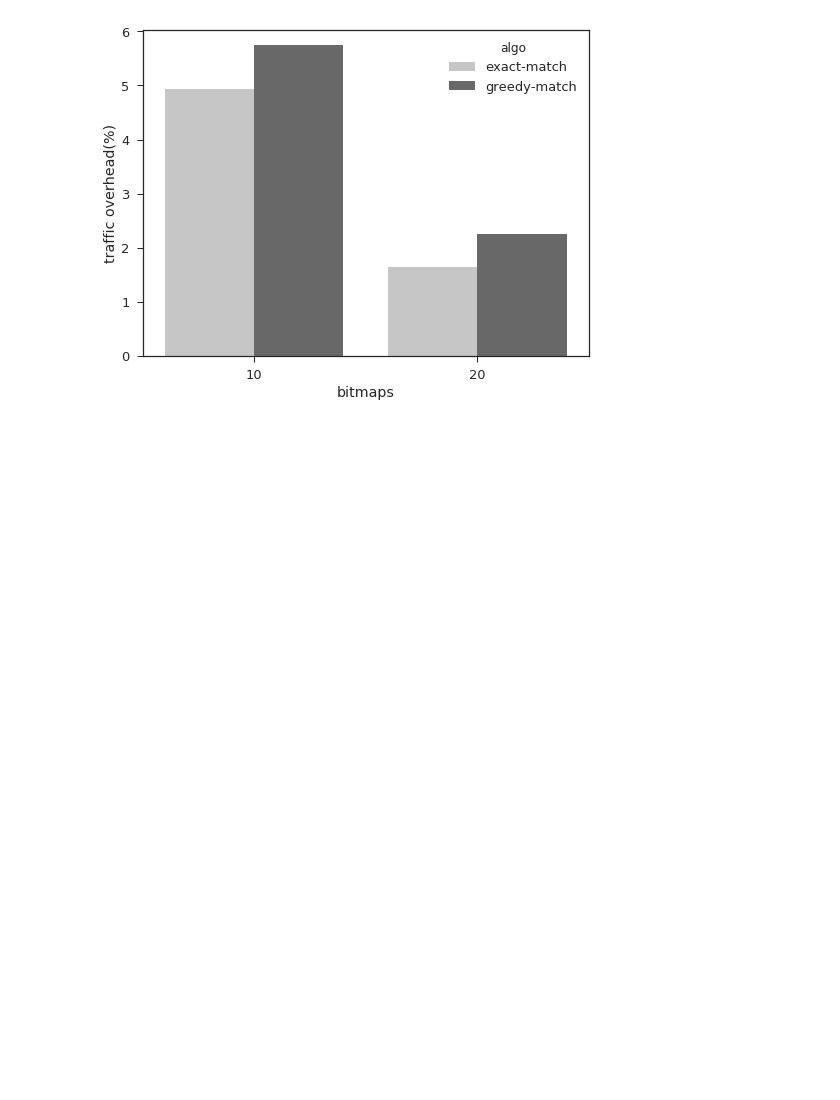
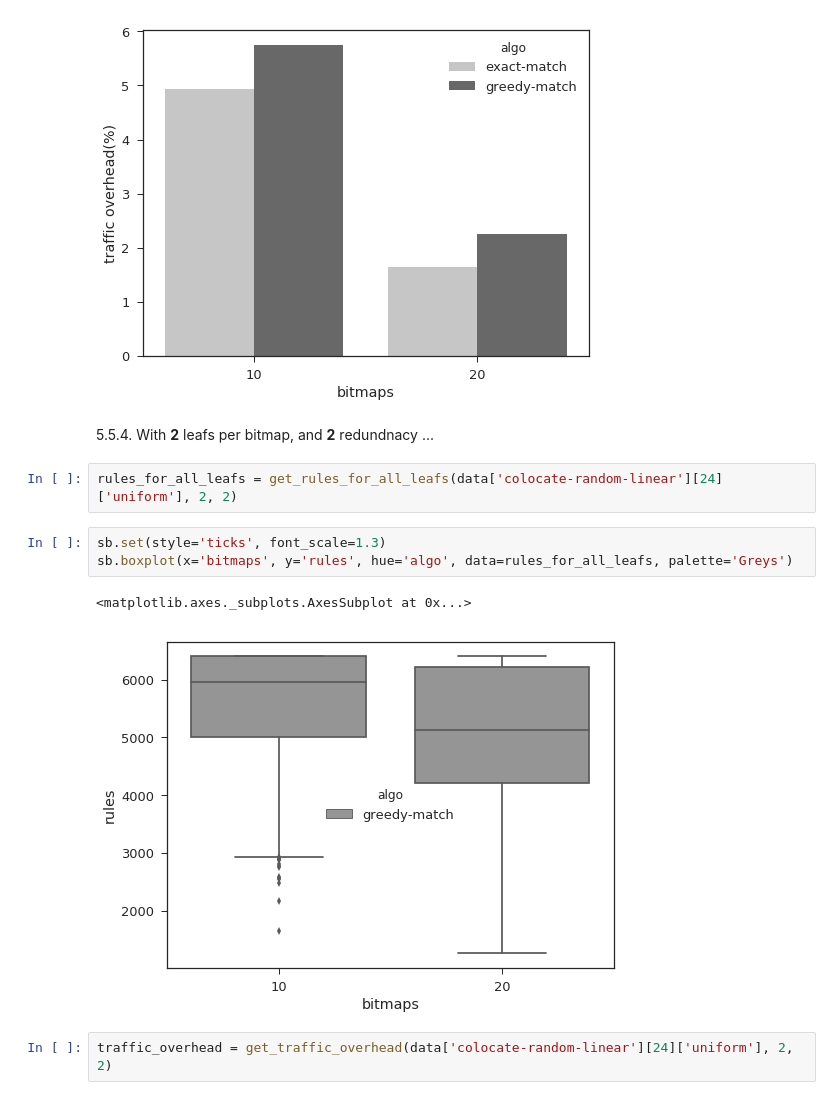
Before and after one commit to Elmo-MCast/numerical-evals, a Jupyter notebook: notebooks/baseerat.ipynb, the cells around one changed output. Cells and saved outputs as stored; diff of their text form; blank space fills up the shorter version.

```diff
--- a/notebooks/baseerat.ipynb
+++ b/notebooks/baseerat.ipynb
@@ -328,3 +328,15 @@ sb.barplot(x='bitmaps', y='traffic overhead(%)', hue='algo', data=traffic_overhe
 # %% [output]
 <matplotlib.axes._subplots.AxesSubplot at 0x...>
 [figure]
+# %% [markdown]
+5.5.4. With **2** leafs per bitmap, and **2** redundnacy ...
+# %%
+rules_for_all_leafs = get_rules_for_all_leafs(data['colocate-random-linear'][24]['uniform'], 2, 2)
+# %%
+sb.set(style='ticks', font_scale=1.3)
+sb.boxplot(x='bitmaps', y='rules', hue='algo', data=rules_for_all_leafs, palette='Greys')
+# %% [output]
+<matplotlib.axes._subplots.AxesSubplot at 0x...>
+[figure, added]
+# %%
+traffic_overhead = get_traffic_overhead(data['colocate-random-linear'][24]['uniform'], 2, 2)
```
Also changed, not shown: parts of 6 cells of this notebook.
